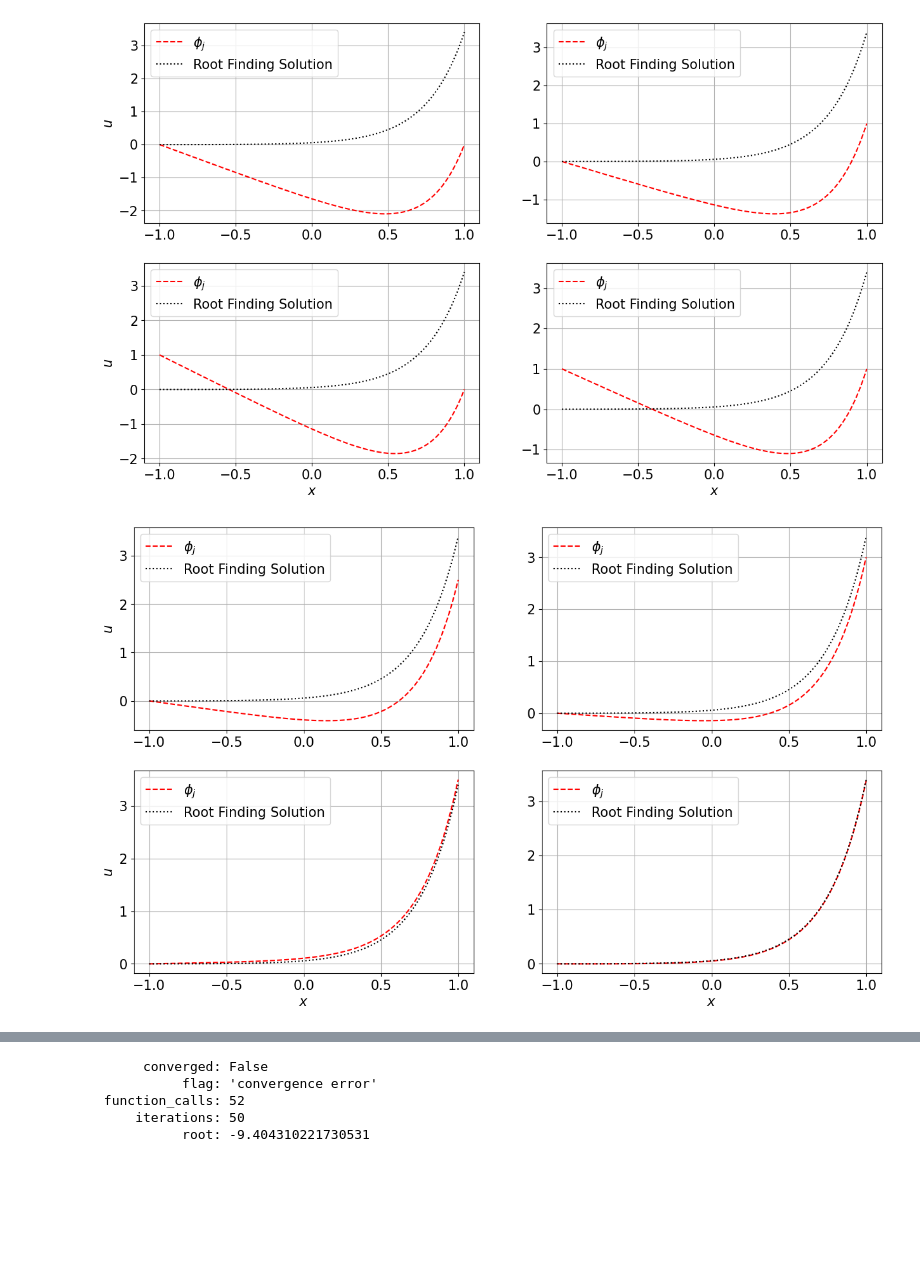
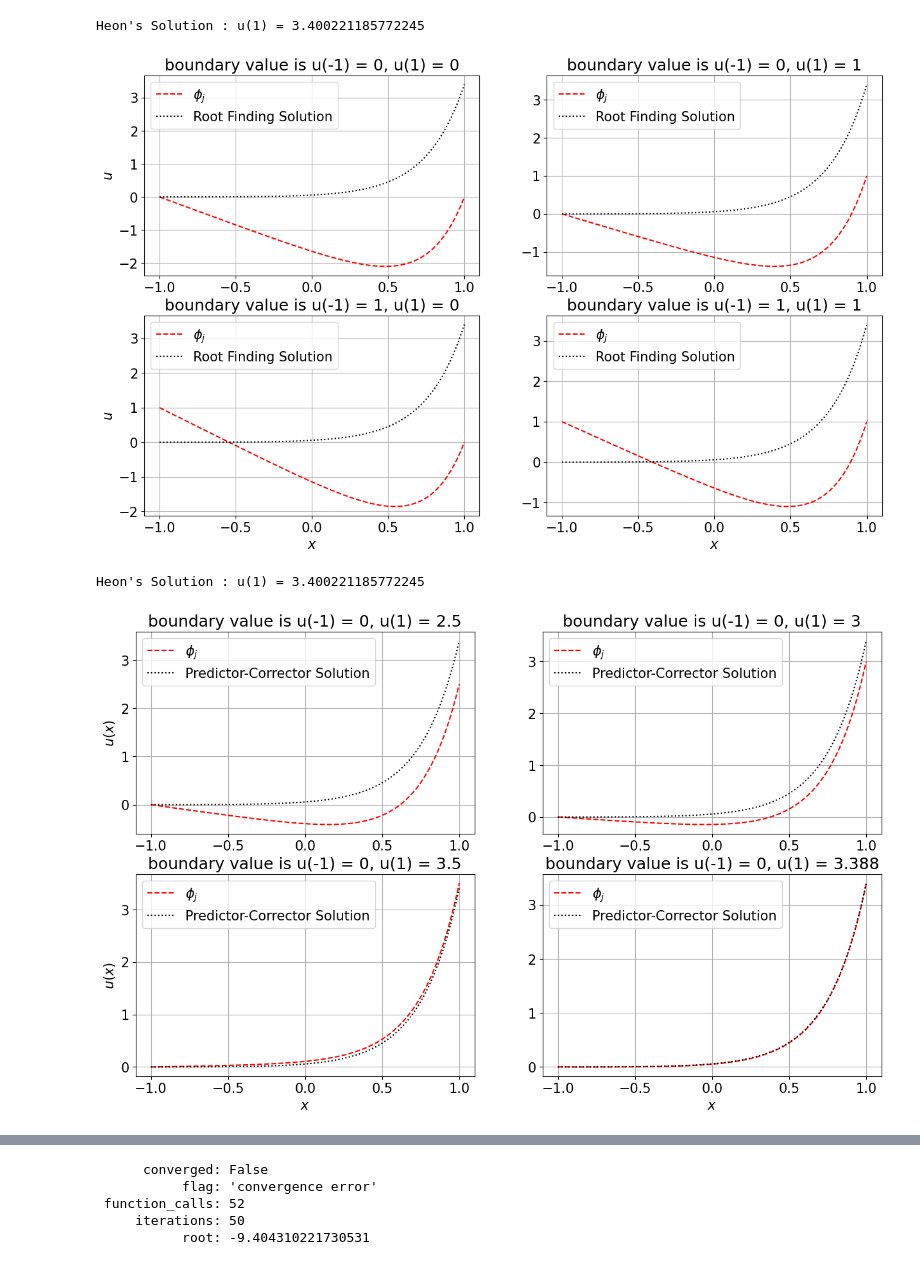
Before and after one commit to La-Folia/Numerical-Analysis, a Jupyter notebook: Linear_Algebra_Eigensystems/Homework4_3_Two-point_BVPs.ipynb, the cells around one changed output, grey strips where cells are left out. Drawn from its saved outputs; the diff is of its cells as text; code cells hidden in the pictures; blank space fills up the shorter version.

```diff
--- a/Linear_Algebra_Eigensystems/Homework4_3_Two-point_BVPs.ipynb
+++ b/Linear_Algebra_Eigensystems/Homework4_3_Two-point_BVPs.ipynb
@@ -45,35 +45,39 @@ D2[ 0,  0] = 1
 D2[-1, -1] = 1
 plt.figure(figsize = (15, 9))
 
 for i, x in enumerate(boundary_values):
     a, b = x
     n = i + 1
     wj[0], wj[-1] = a, b # this is where the boundary values go to
 
 
     # solve linear equations
     phij = la.solve(D2, wj)
 
     # draw
     plt.subplot(2, 2, n)
     plt.plot(xj     , phij   , "--r", label="$\\phi_j$")
 
     t    = np.linspace(-1, 1, 100)
     Y_0  = np.array([0, 0])
     x, v = zip(*heun_ode(F, Y_0, t))
     plt.plot(t, x, ':k', label = 'Root Finding Solution')
-
+    plt.title(f"boundary value is u({-1}) = {a}, u({1}) = {b}")
     #x, y label
     if n == 3 or n == 4:
         plt.xlabel("$x$")
     if n == 1 or n == 3:
         plt.ylabel("$u$")
     plt.grid()
     plt.legend()
     #plt.title(f"{n}th eigen mode: $k_{n} = {k:.2f}$")
 plt.savefig("Two-point_BPS.pdf")
+
+if t[-1] == 1:
+            print(f"Heon's Solution : u({1}) = {x[-1]}" )
 # %% [output]
+Heon's Solution : u(1) = 3.400221185772245
-[figure, old version]
+[figure, new version]
 # %%
 # Root Finding definition
 def F(t, Y): # F = [v, -g], Y = [x, v]
@@ -120,15 +124,21 @@ for i, x in enumerate(boundary_values):
     t    = np.linspace(-1, 1, 100)
     Y_0  = np.array([0, 0])
     x, v = zip(*heun_ode(F, Y_0, t))
-    plt.plot(t, x, ':k', label = 'Root Finding Solution')
+    plt.plot(t, x, ':k', label = 'Predictor-Corrector Solution')
 
+    plt.title(f"boundary value is u({-1}) = {a}, u({1}) = {b}")
     # x, y label
     if n == 3 or n == 4:
         plt.xlabel("$x$")
+
     if n == 1 or n == 3:
-        plt.ylabel("$u$")
+        plt.ylabel("$u(x)$")
     plt.grid()
     plt.legend()
 plt.savefig("Two-point_BPS2.pdf")
+
+if t[-1] == 1:
+            print(f"Heon's Solution : u({1}) = {x[-1]}" )
 # %% [output]
+Heon's Solution : u(1) = 3.400221185772245
-[figure, old version]
+[figure, new version]
```
Also changed, not shown: parts of 8 cells of this notebook, 15 other files.
